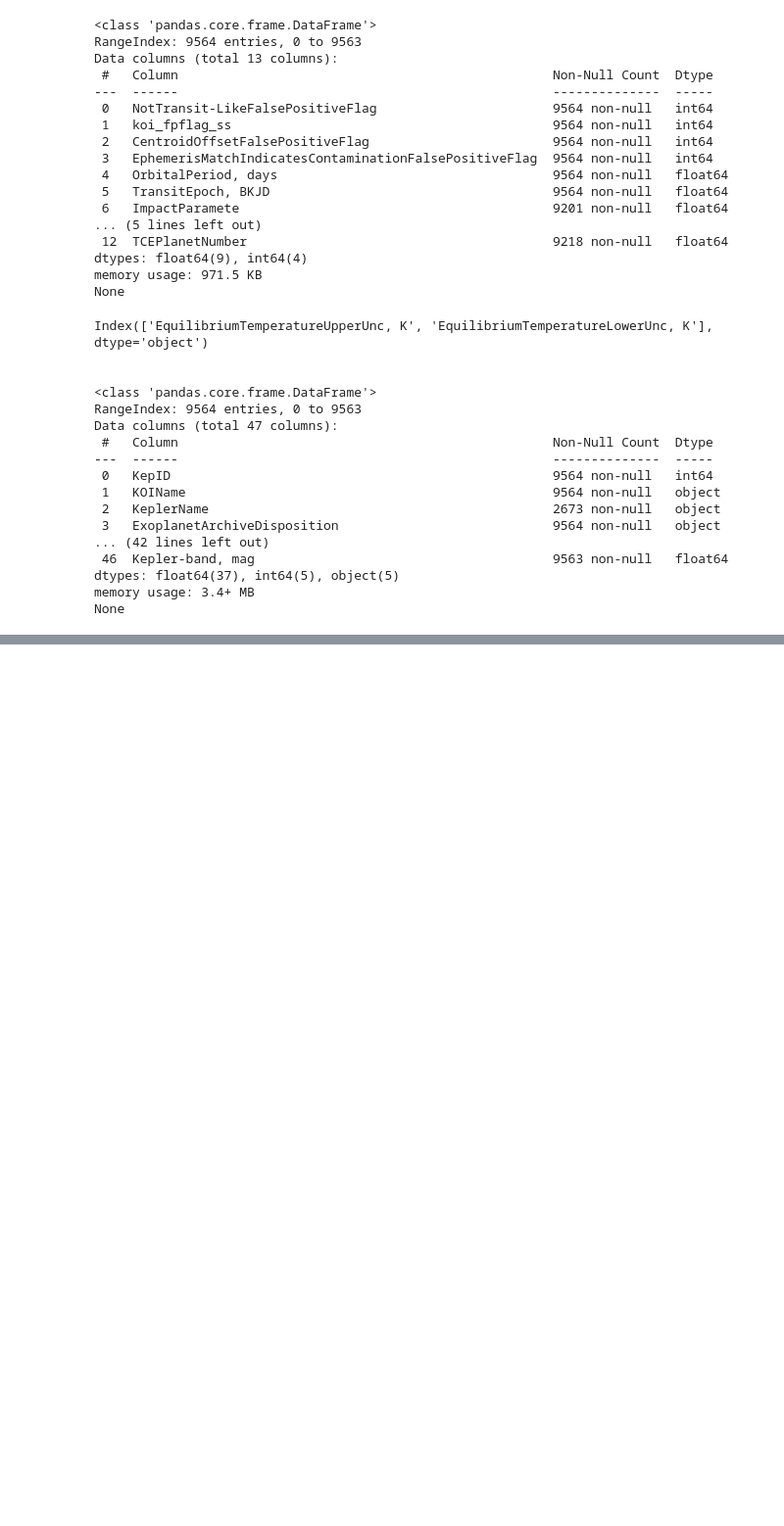
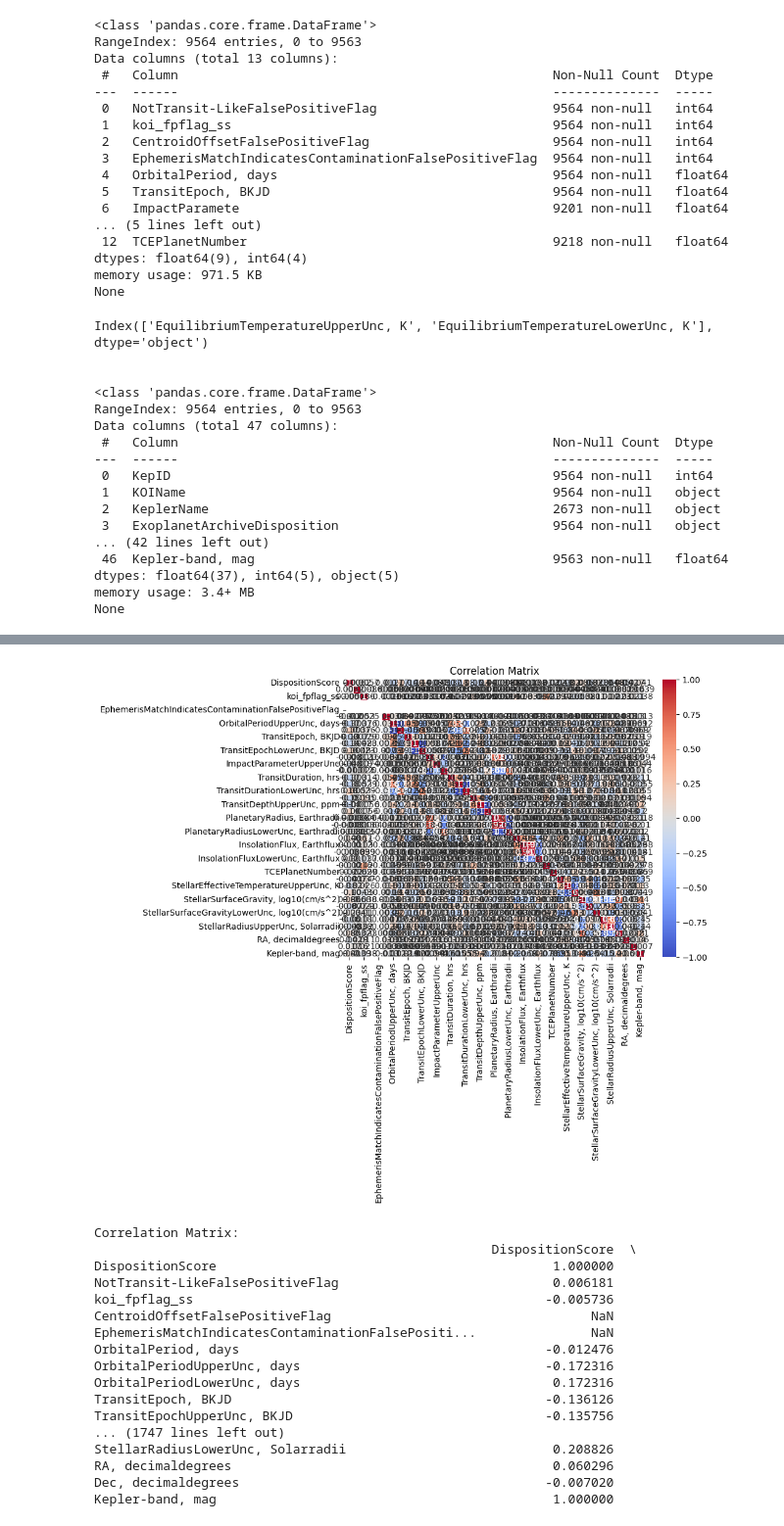
Before and after one commit to gruiagruia/Assignment2-MAL, a Jupyter notebook: MALY1 - Assignment 2/MALY1-Assignment 2.ipynb, the cells around one changed output, grey strips where cells are left out. Shown at 98% size. Cells and saved outputs as stored; diff of their text form; code cells hidden in the pictures; blank space fills up the shorter version.

```diff
--- a/MALY1 - Assignment 2/MALY1-Assignment 2.ipynb
+++ b/MALY1 - Assignment 2/MALY1-Assignment 2.ipynb
@@ -266,7 +274,7 @@ memory usage: 3.4+ MB
 None
 # %%
 # remove irrelevant columns
-columns_to_drop = ['KOIName','KeplerName','KepID','TCEDeliver']
+columns_to_drop = ['KOIName','KeplerName','KepID']
 
 exoplanet_df = exoplanet_df.drop(columns_to_drop, axis=1)
 print(exoplanet_df.info())
@@ -310,0 +299,5 @@ print(exoplanet_df[['DispositionScore','StellarEffectiveTemperatureLowerUnc, K']
+# %%
+# drop false positive values in ExoplanetArchiveDisposition column to create a more balanced binary classification problem
+
+exoplanet_df = exoplanet_df[exoplanet_df['ExoplanetArchiveDisposition'] != 'FALSE POSITIVE']
+print(exoplanet_df)
@@ -310,0 +322,18 @@ print(exoplanet_df[['DispositionScore','StellarEffectiveTemperatureLowerUnc, K']
+# %%
+# fill rows with missing values
+numeric_columns = exoplanet_df.select_dtypes(include=['number']).columns
+
+exoplanet_df[numeric_columns] = exoplanet_df[numeric_columns].fillna(exoplanet_df[numeric_columns].mean())
+
+
+# fill missing values with the mode and then perform one-hot encoding using Pandas
+
+mode_value = exoplanet_df['TCEDeliver'].mode()[0]
+
+exoplanet_df['TCEDeliver'].fillna(mode_value, inplace=True)
+
+exoplanet_df = pd.get_dummies(exoplanet_df,columns=['TCEDeliver'])
+
+
+
+exoplanet_df.info()
@@ -311,3 +358,42 @@ print(exoplanet_df[['DispositionScore','StellarEffectiveTemperatureLowerUnc, K']
+# %%
+# create a correlation matrix and discuss, then drop appropiate columns
+
+import numpy as np
+import seaborn as sns
+import matplotlib.pyplot as plt
+
+# Create a DataFrame with only numeric columns
+numeric_exoplanet_df = exoplanet_df.select_dtypes(include=[np.number])
+
+# Calculate the correlation matrix
+correlation_matrix = numeric_exoplanet_df.corr()
+
+plt.figure(figsize=(8, 6))
+sns.heatmap(correlation_matrix, annot=True, cmap='coolwarm', linewidths=0.5)
+plt.title('Correlation Matrix')
+plt.show()
+
+print("Correlation Matrix:")
+print(correlation_matrix)
+# %% [output]
+[figure, added]
+Correlation Matrix:
+                                                    DispositionScore  \
+DispositionScore                                            1.000000
+NotTransit-LikeFalsePositiveFlag                            0.006181
+koi_fpflag_ss                                              -0.005736
+CentroidOffsetFalsePositiveFlag                                  NaN
+EphemerisMatchIndicatesContaminationFalsePositi...               NaN
+OrbitalPeriod, days                                        -0.012476
+OrbitalPeriodUpperUnc, days                                -0.172316
+OrbitalPeriodLowerUnc, days                                 0.172316
+TransitEpoch, BKJD                                         -0.136126
+TransitEpochUpperUnc, BKJD                                 -0.135756
+... (1747 lines left out)
+StellarRadiusLowerUnc, Solarradii                           0.208826
+RA, decimaldegrees                                          0.060296
+Dec, decimaldegrees                                        -0.007020
+Kepler-band, mag                                            1.000000
 # %%
 # change values in ExoplanetArchiveDisposition and DispositionUsingKeplerData
 
```
Also changed, not shown: parts of 22 cells of this notebook.
